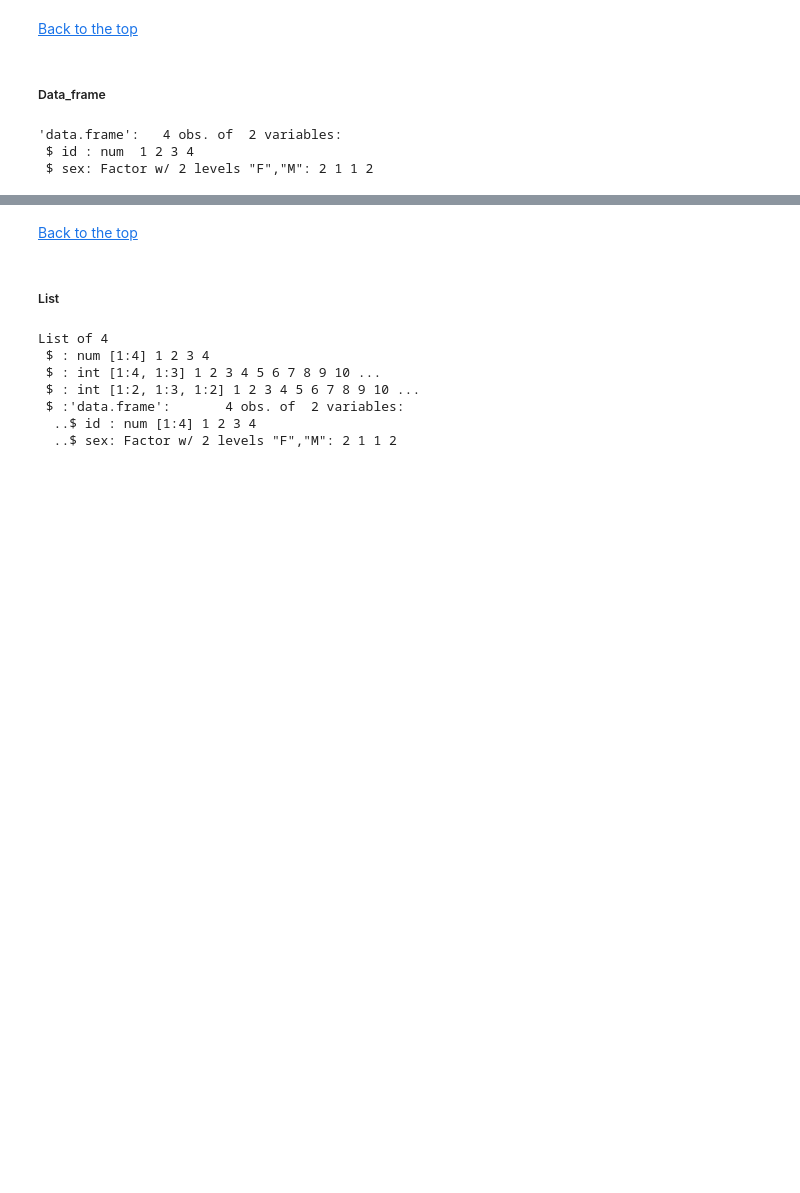
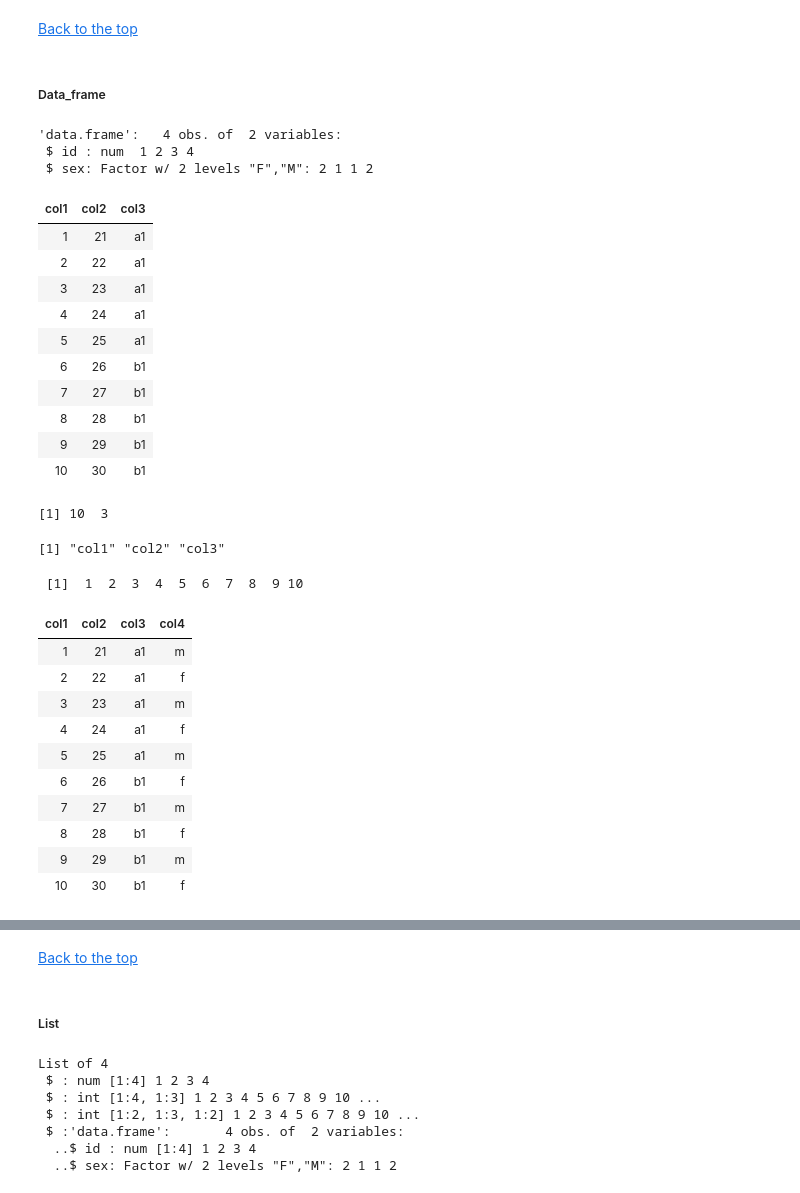
Before and after one commit to stats-learningandprogramming/r, a Jupyter notebook: r_data_structure_with_I&O.ipynb, the cells around one changed output, grey strips where cells are left out. Drawn from its saved outputs; the diff is of its cells as text; code cells hidden in the pictures; blank space fills up the shorter version.

```diff
--- a/r_data_structure_with_I&O.ipynb
+++ b/r_data_structure_with_I&O.ipynb
@@ -128,3 +226,42 @@ str(df)
 'data.frame':   4 obs. of  2 variables:
  $ id : num  1 2 3 4
  $ sex: Factor w/ 2 levels "F","M": 2 1 1 2
+# %%
+col1 = c(1:10)
+col2 = c(21:30)
+col3 = rep(c("a1", "b1"), each = 5)
+data.frame.ex = data.frame(col1, col2, col3)
+data.frame.ex
+dim(data.frame.ex)
+names(data.frame.ex)
+# you can pull columns of a data frame out using the column name
+data.frame.ex$col1
+# you can also add a new column to a pre-existing data frame
+data.frame.ex$col4 = rep(c("m", "f"), 5)
+data.frame.ex
+# %% [output]
+| col1 | col2 | col3 |
+| 1 | 21 | a1 |
+| 2 | 22 | a1 |
+| 3 | 23 | a1 |
+| 4 | 24 | a1 |
+| 5 | 25 | a1 |
+| 6 | 26 | b1 |
+| 7 | 27 | b1 |
+| 8 | 28 | b1 |
+| 9 | 29 | b1 |
+| 10 | 30 | b1 |
+[1] 10  3
+[1] "col1" "col2" "col3"
+ [1]  1  2  3  4  5  6  7  8  9 10
+| col1 | col2 | col3 | col4 |
+| 1 | 21 | a1 | m |
+| 2 | 22 | a1 | f |
+| 3 | 23 | a1 | m |
+| 4 | 24 | a1 | f |
+| 5 | 25 | a1 | m |
+| 6 | 26 | b1 | f |
+| 7 | 27 | b1 | m |
+| 8 | 28 | b1 | f |
+| 9 | 29 | b1 | m |
+| 10 | 30 | b1 | f |
```
Also changed, not shown: parts of 27 cells of this notebook, 3 other files.
